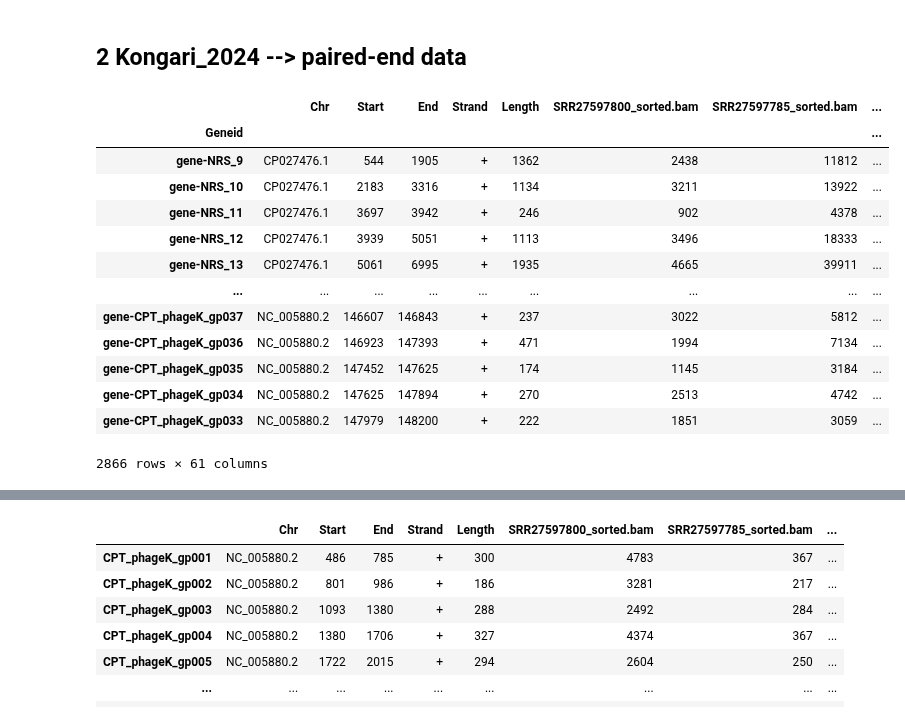
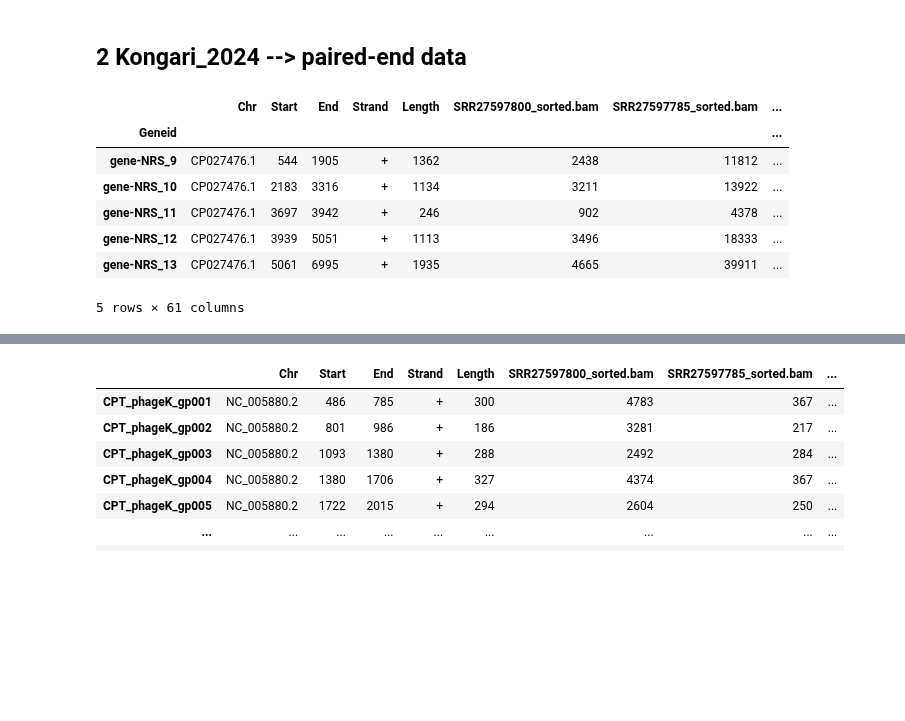
Before and after one commit to Integrative-Transcriptomics/PhageExpressionAtlas, a Jupyter notebook: Data_Analysis/Pipeline_validation/Validate_pipeline_output.ipynb, the cells around one changed output, grey strips where cells are left out. Cells and saved outputs as stored; diff of their text form; code cells hidden in the pictures; blank space fills up the shorter version.

```diff
--- a/Data_Analysis/Pipeline_validation/Validate_pipeline_output.ipynb
+++ b/Data_Analysis/Pipeline_validation/Validate_pipeline_output.ipynb
@@ -371,20 +360,14 @@ dfNF = pd.read_csv('Kongari_2024/countData_from_pipeline.tsv', sep='\t', comment
 dfREF = pd.read_excel('Kongari_2024/GSE253516_GEO_SUB_RNASEQ_KONGARI_Processeddata_TPM.xlsx',index_col=0)
 metadata = pd.read_csv('Kongari_2024/SraRunTable.csv')
 # %%
-dfNF
+dfNF.head()
 # %% [output]
 |  | Chr | Start | End | Strand | Length | SRR27597800_sorted.bam | SRR27597785_sorted.bam | ... |
 | Geneid |  |  |  |  |  |  |  | ... |
 | gene-NRS_9 | CP027476.1 | 544 | 1905 | + | 1362 | 2438 | 11812 | ... |
 | gene-NRS_10 | CP027476.1 | 2183 | 3316 | + | 1134 | 3211 | 13922 | ... |
 | gene-NRS_11 | CP027476.1 | 3697 | 3942 | + | 246 | 902 | 4378 | ... |
 | gene-NRS_12 | CP027476.1 | 3939 | 5051 | + | 1113 | 3496 | 18333 | ... |
 | gene-NRS_13 | CP027476.1 | 5061 | 6995 | + | 1935 | 4665 | 39911 | ... |
-| ... | ... | ... | ... | ... | ... | ... | ... | ... |
-| gene-CPT_phageK_gp037 | NC_005880.2 | 146607 | 146843 | + | 237 | 3022 | 5812 | ... |
-| gene-CPT_phageK_gp036 | NC_005880.2 | 146923 | 147393 | + | 471 | 1994 | 7134 | ... |
-| gene-CPT_phageK_gp035 | NC_005880.2 | 147452 | 147625 | + | 174 | 1145 | 3184 | ... |
-| gene-CPT_phageK_gp034 | NC_005880.2 | 147625 | 147894 | + | 270 | 2513 | 4742 | ... |
-| gene-CPT_phageK_gp033 | NC_005880.2 | 147979 | 148200 | + | 222 | 1851 | 3059 | ... |
-2866 rows × 61 columns
+5 rows × 61 columns
 # %%
```
Also changed, not shown: parts of 19 cells of this notebook, 11 other files.
